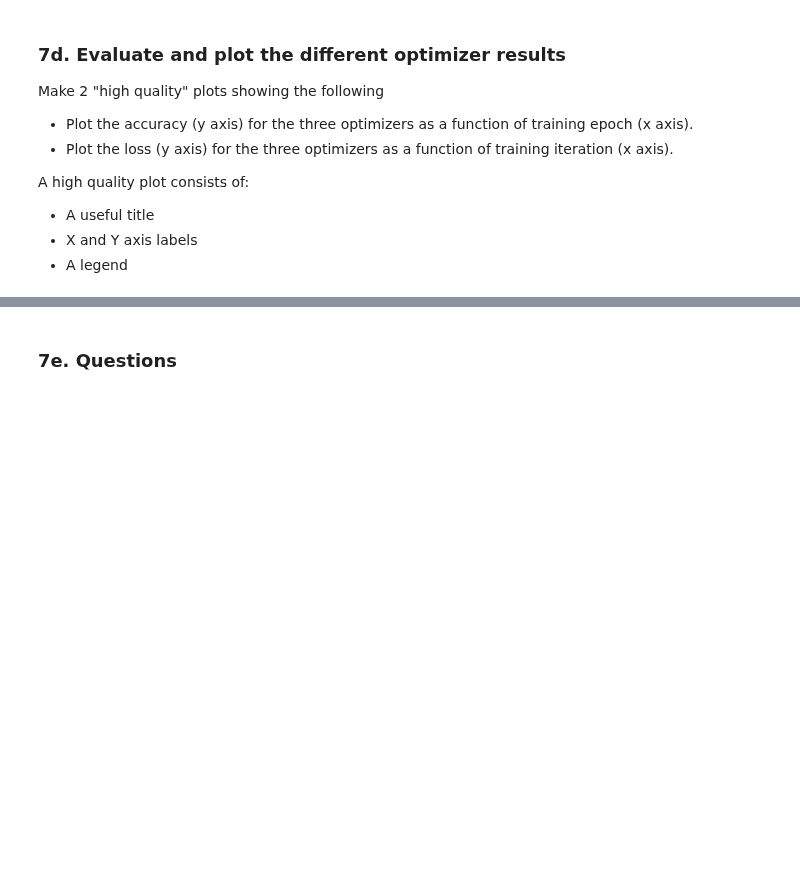
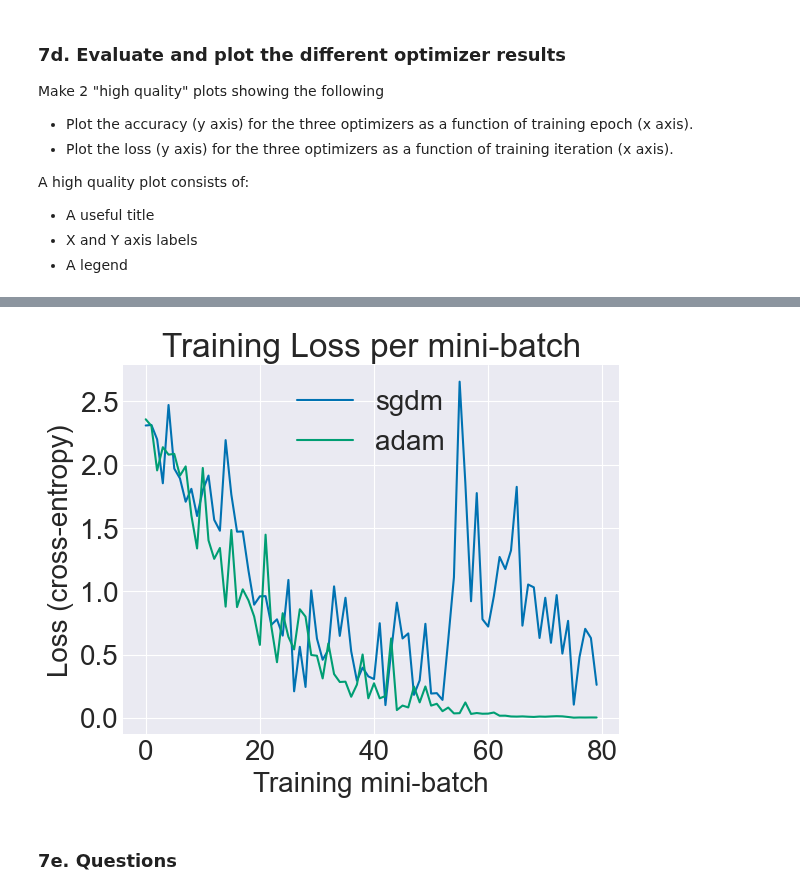
Before and after one commit to GhailanFadah/Neural-Networks, a Jupyter notebook: project 3/optimize_and_train_cnn.ipynb, the cells around one changed output, grey strips where cells are left out. Saved outputs shown, nothing was run; the diff lists cells and outputs as text; code cells hidden in the pictures; blank space fills up the shorter version.

```diff
--- a/project 3/optimize_and_train_cnn.ipynb
+++ b/project 3/optimize_and_train_cnn.ipynb
@@ -344,3 +361,13 @@ A high quality plot consists of:
+# %%
+plt.plot(sgdm_ConvNet4.loss_history, label ="sgdm")
+plt.plot(adam_ConvNet4.loss_history, label = "adam")
+plt.xlabel('Training mini-batch')
+plt.ylabel('Loss (cross-entropy)')
+plt.title("Training Loss per mini-batch")
+plt.legend()
+plt.show()
+# %% [output]
+[figure, added]
 # %% [markdown]
 ### 7e. Questions
 # %% [markdown]
```
Also changed, not shown: parts of 6 cells of this notebook, 3 other files.
